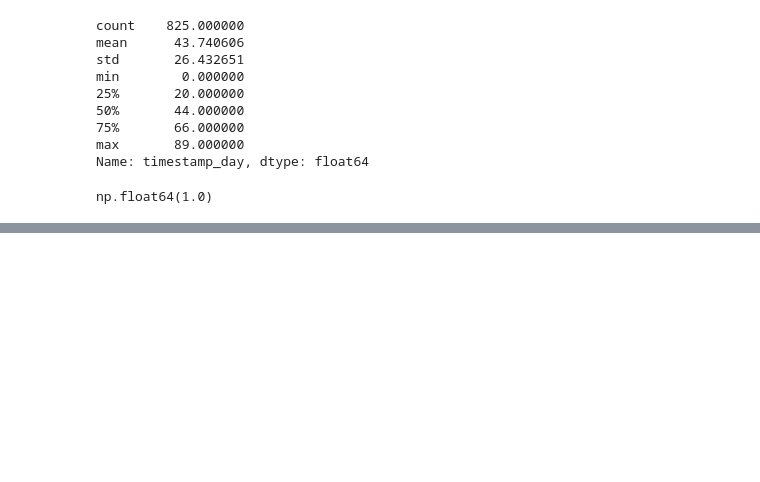
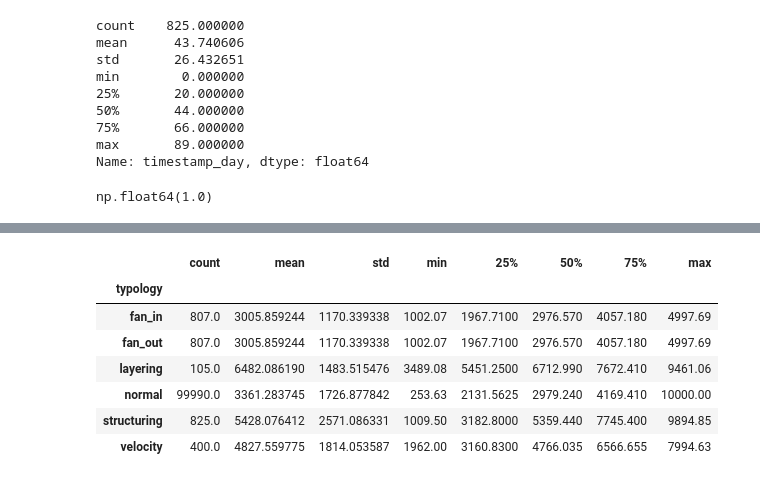
Before and after one commit to vijaivimu/aml-mule-risk-scoring, a Jupyter notebook: notebooks/01_data_generation_and_eda.ipynb, the cells around one changed output, grey strips where cells are left out. Cells and saved outputs as stored; diff of their text form; code cells hidden in the pictures; blank space fills up the shorter version.

```diff
--- a/notebooks/01_data_generation_and_eda.ipynb
+++ b/notebooks/01_data_generation_and_eda.ipynb
@@ -509,3 +530,25 @@ Timestamp span:
 min     2
 max    91
 Name: timestamp_day, dtype: int64
+# %%
+import importlib, data_generation
+importlib.reload(data_generation)
+
+from data_generation import generate_normal_transactions
+
+normal_txn = generate_normal_transactions(accounts_df, n_transactions=100_000)
+
+print("Shape:", normal_txn.shape)
+print(normal_txn.head(5))
+
+print("\nTimestamp distribution:")
+print(normal_txn["timestamp_day"].describe())
+
+print("\nAmount distribution (log-normal check):")
+print(normal_txn["amount"].describe())
+
+print("\nTop senders (should be random, not clustered):")
+print(normal_txn["src_account_id"].value_counts().head(10))
+
+print("\nTop receivers (should be random, not clustered):")
+print(normal_txn["dst_account_id"].value_counts().head(10))
@@ -511,0 +573,15 @@ Name: timestamp_day, dtype: int64
+# %%
+# 1. Merge all transactions
+transactions = pd.concat([
+    fan_in_txn,
+    fan_out_txn,
+    vel_txn,
+    structuring_txn,
+    layering_txn,
+    normal_txn
+], ignore_index=True)
+
+transactions.reset_index(inplace=True)
+transactions.rename(columns={"index": "txn_id"}, inplace=True)
+
+print("TOTAL transactions:", transactions.shape)
@@ -511,0 +610,11 @@ Name: timestamp_day, dtype: int64
+# %%
+transactions.groupby("typology")["amount"].describe()
+# %% [output]
+|  | count | mean | std | min | 25% | 50% | 75% | max |
+| typology |  |  |  |  |  |  |  |  |
+| fan_in | 807.0 | 3005.859244 | 1170.339338 | 1002.07 | 1967.7100 | 2976.570 | 4057.180 | 4997.69 |
+| fan_out | 807.0 | 3005.859244 | 1170.339338 | 1002.07 | 1967.7100 | 2976.570 | 4057.180 | 4997.69 |
+| layering | 105.0 | 6482.086190 | 1483.515476 | 3489.08 | 5451.2500 | 6712.990 | 7672.410 | 9461.06 |
+| normal | 99990.0 | 3361.283745 | 1726.877842 | 253.63 | 2131.5625 | 2979.240 | 4169.410 | 10000.00 |
+| structuring | 825.0 | 5428.076412 | 2571.086331 | 1009.50 | 3182.8000 | 5359.440 | 7745.400 | 9894.85 |
+| velocity | 400.0 | 4827.559775 | 1814.053587 | 1962.00 | 3160.8300 | 4766.035 | 6566.655 | 7994.63 |
```
Also changed, not shown: parts of 18 cells of this notebook, 1 other file.
